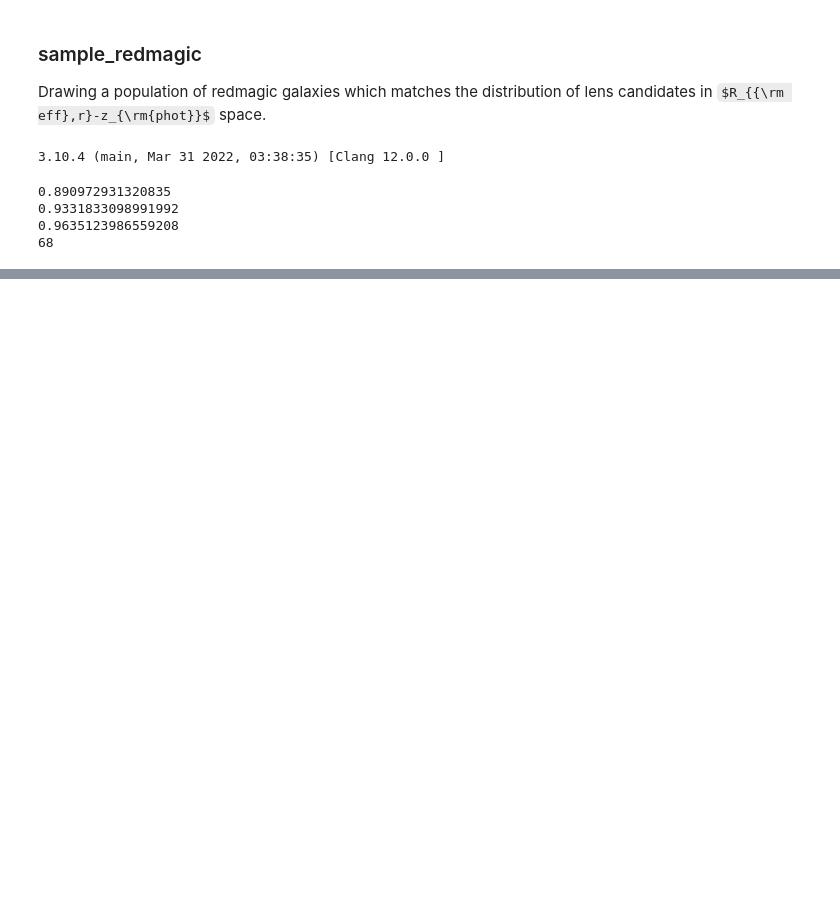
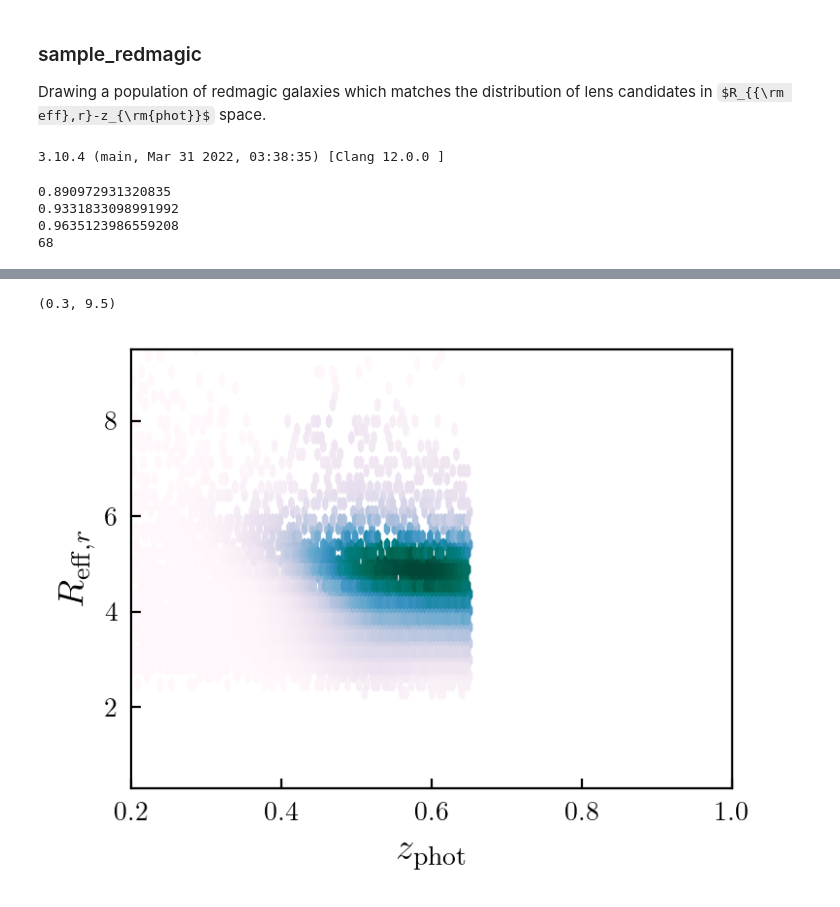
Before and after one commit to apcloonan/galaxy-galaxy-sel, a Jupyter notebook: sample_redmagic.ipynb, the cells around one changed output, grey strips where cells are left out. Saved outputs shown, nothing was run; the diff lists cells and outputs as text; code cells hidden in the pictures; some formulas as TeX source; blank space fills up the shorter version.

```diff
--- a/sample_redmagic.ipynb
+++ b/sample_redmagic.ipynb
@@ -113,0 +164,25 @@ plt.hist(f, bins=100)
+# %%
+rad_file = '/Users/aidan/Desktop/sl_project/catalogs/redmagic_my10k_dr2.csv'
+rad_table = pd.read_csv(rad_file)
+
+rads = rad_table['flux_radius_r']
+rad_ra = rad_table['t1_ra']
+rad_dec = rad_table['t1_dec']
+
+rad_coords = SkyCoord(rad_ra*u.deg, rad_dec*u.deg, frame='icrs')
+
+# get the table from the catalog
+redmagic1 = Table(fits.open('/Users/aidan/Desktop/sl_project/y3a2_gold2.2.1_redmagic_highlum_highz.fits')[1].data)
+redmagic2 = Table(fits.open('/Users/aidan/Desktop/sl_project/y3a2_gold2.2.1_redmagic_highdens.fits')[1].data)
+
+redmagic = vstack((redmagic1, redmagic2))
+
+ind500k = np.random.randint(0, len(redmagic), size=500000)
+
+redmagic = redmagic[ind500k]
+
+rm_zs = redmagic['zredmagic']
+rm_ra = redmagic['ra']
+rm_dec = redmagic['dec']
+
+rm_coords = SkyCoord(rm_ra*u.deg, rm_dec*u.deg, frame='icrs')
@@ -113,0 +208,21 @@ plt.hist(f, bins=100)
+# %%
+rad10k = np.array(rads[rad_inds])
+z10k = np.array(rm_zs[z_inds])
+
+f10k = kde.evaluate([z10k, rad10k])
+# %%
+
+fig, ax = plt.subplots(1,1, figsize=(4,3))
+
+ax.hexbin(z10k, rad10k, C=f10k
+          , cmap='PuBuGn', alpha=1
+          #, cbar=True
+         )
+
+ax.set_xlabel(r'$z_{\rm phot}$', fontsize=14)
+ax.set_ylabel(r'$R_{{\rm eff}, r}$', fontsize=14)
+ax.set_xlim(0.2,1)
+ax.set_ylim(0.3, 9.5)
+# %% [output]
+(0.3, 9.5)
+[figure, added]
```
Also changed, not shown: parts of 36 cells of this notebook.
